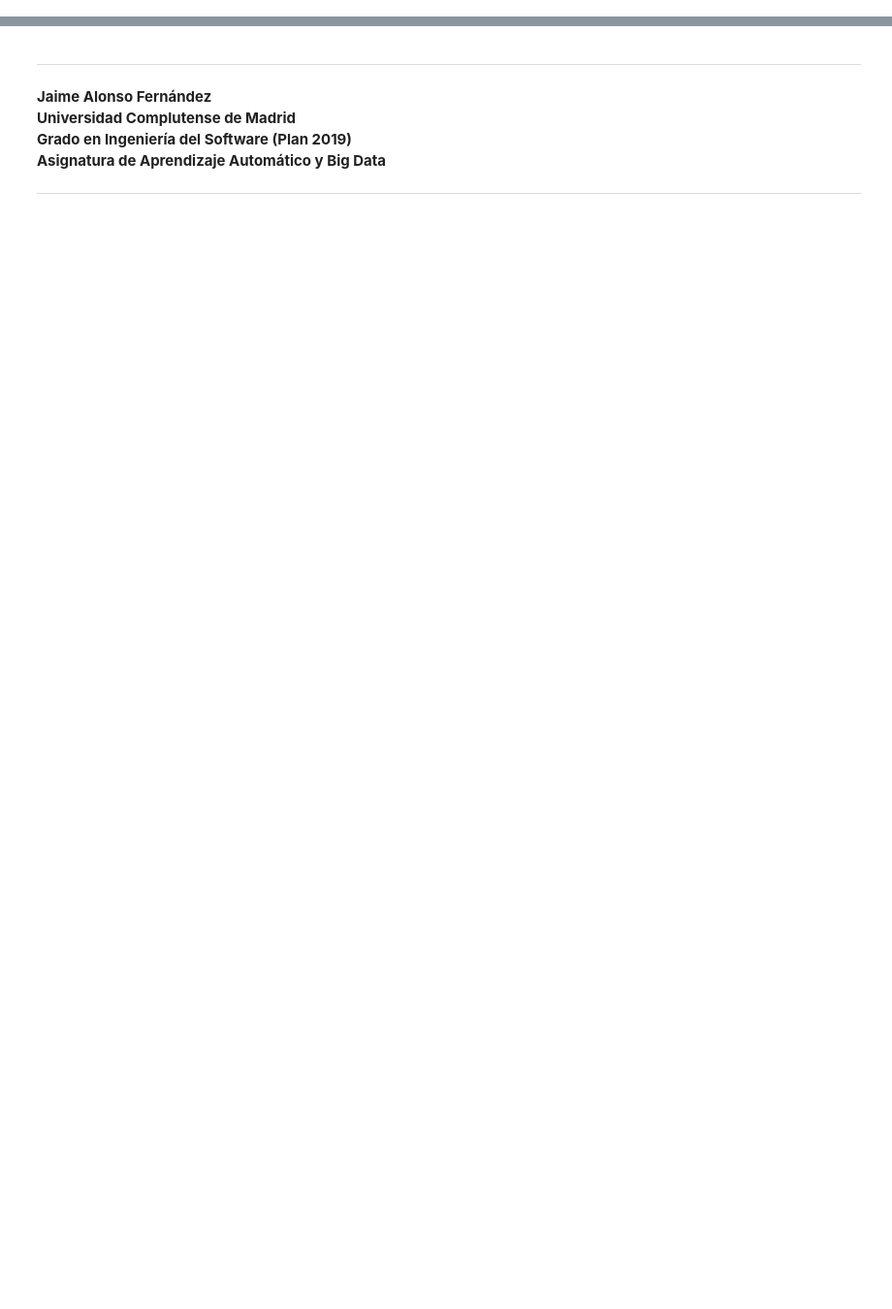
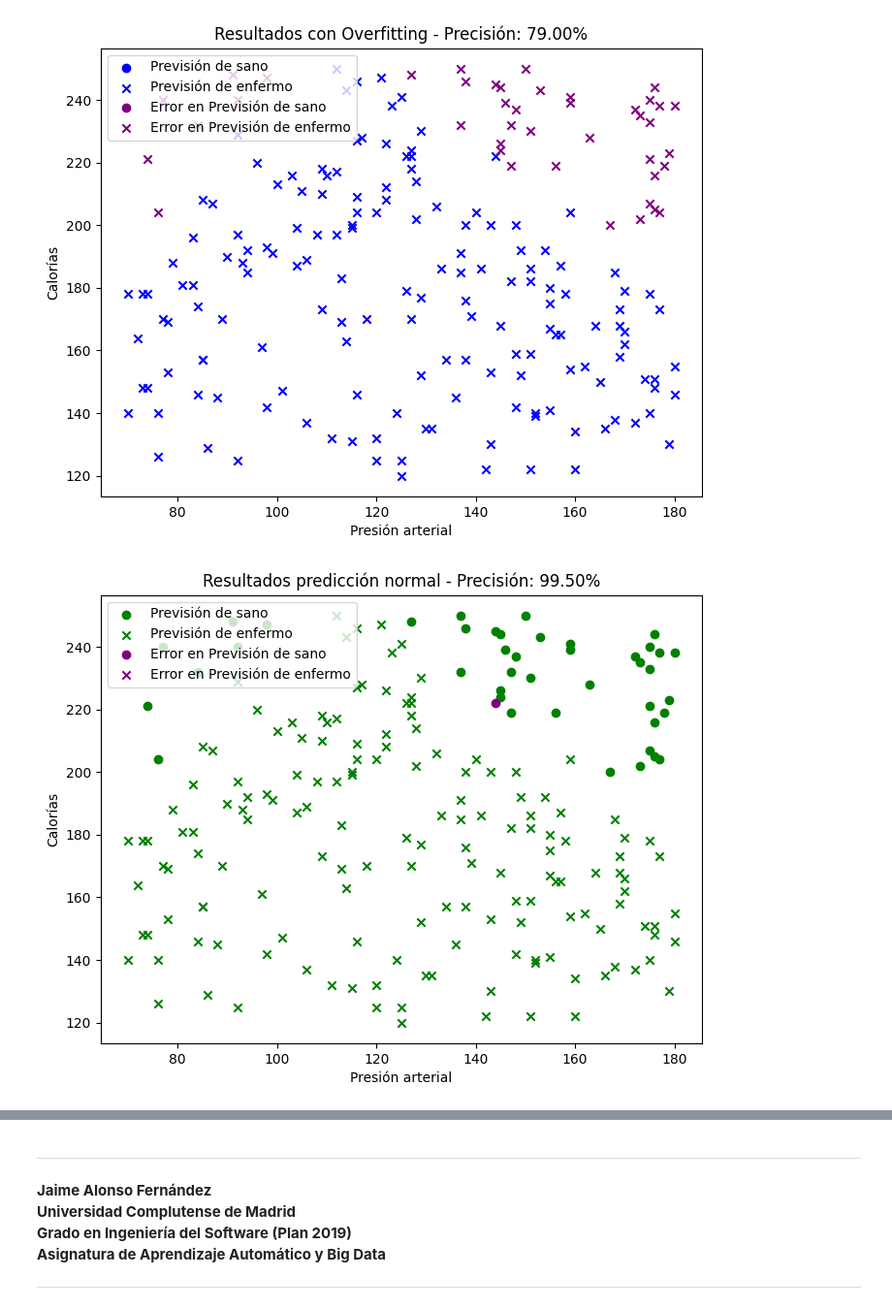
Before and after one commit to megastacks13/MachineLearning, a Jupyter notebook: P3 - Neural Networks/Practica3_a.ipynb, the cells around one changed output, grey strips where cells are left out. Shown at 97% size. Saved outputs shown, nothing was run; the diff lists cells and outputs as text; code cells hidden in the pictures; blank space fills up the shorter version.

```diff
--- a/P3 - Neural Networks/Practica3_a.ipynb
+++ b/P3 - Neural Networks/Practica3_a.ipynb
@@ -73,0 +147,10 @@ sample_people = get_dataset(1000)
+# %%
+# Para una muestra de 800 elementos, estableceré varias hidden_layers de un tamaño acorde
+mlp2 = MLPClassifier(solver = 'lbfgs', alpha=1e-5, hidden_layer_sizes=(150, 100, 60, 50), random_state=1)
+
+# Procedemos a entrenar el modelo, le pasamos en el parámetro 1 las filas de datos, y en el 2 sus resultados booleanos
+mlp2.fit(X, y)
+# Probamos a predecir comparando con los resultados
+prediction_2 = mlp2.predict(X_test)
+
+prediction_2
@@ -73,0 +184,10 @@ sample_people = get_dataset(1000)
+# %%
+# Para una muestra de 800 elementos, estableceré varias hidden_layers de un tamaño acorde
+mlp3 = MLPClassifier(solver = 'lbfgs', alpha=1e-5, hidden_layer_sizes=(1), random_state=1)
+
+# Procedemos a entrenar el modelo, le pasamos en el parámetro 1 las filas de datos, y en el 2 sus resultados booleanos
+mlp3.fit(X, y)
+# Probamos a predecir comparando con los resultados
+prediction_3 = mlp3.predict(X_test)
+
+prediction_3
@@ -73,0 +213,59 @@ sample_people = get_dataset(1000)
+# %%
+# Función para graficar con los estilos adecuados
+def plot_predictions(predictions, color, label_x, label_o, title, time=None):
+    x = test_people[:, 0]
+    y = test_people[:, 1]
+
+    plt.figure(figsize=(8, 6))
+
+    predictions = predictions
+    true_labels = test_people[:, -1]
+
+    # Verificar dimensiones
+    if predictions.shape[0] != x.shape[0]:
+        raise ValueError("Las predicciones deben tener la misma longitud que x e y.")
+
+    # Identificar aciertos y errores
+    correct = predictions == true_labels
+    incorrect = ~correct  # Invertir valores booleanos
+
+    # Filtrar los puntos correctos
+    x_o_correct, y_o_correct = x[(predictions == 1) & correct], y[(predictions == 1) & correct]
+    x_x_correct, y_x_correct = x[(predictions == 0) & correct], y[(predictions == 0) & correct]
+
+    # Filtrar los puntos incorrectos
+    x_o_wrong, y_o_wrong = x[(predictions == 1) & incorrect], y[(predictions == 1) & incorrect]
+    x_x_wrong, y_x_wrong = x[(predictions == 0) & incorrect], y[(predictions == 0) & incorrect]
+
+    # Graficar los puntos correctamente clasificados
+    plt.scatter(x_o_correct, y_o_correct, color=color, marker='o', label=label_o)
+    plt.scatter(x_x_correct, y_x_correct, color=color, marker='x', label=label_x)
+
+    # Graficar los puntos incorrectamente clasificados en púrpura
+    plt.scatter(x_o_wrong, y_o_wrong, color='purple', marker='o', label=f"Error en {label_o}")
+    plt.scatter(x_x_wrong, y_x_wrong, color='purple', marker='x', label=f"Error en {label_x}")
+
+    # Calcular precisión
+    accuracy = np.mean(correct) * 100
+
+    # Ajustar etiquetas
+    plt.xlabel("Presión arterial")
+    plt.ylabel("Calorías")
+    plt.legend()
+    if time is None:
+        plt.title(f"{title} - Precisión: {accuracy:.2f}%")
+    else:
+        plt.title(f"{title} - Precisión: {accuracy:.2f}% - Time: {time:.2f}ms")
+    plt.show()
+
+
+
+
+# Graficar cada predicción con su color correspondiente
+plot_predictions(prediction_1, 'blue', 'Previsión de enfermo', 'Previsión de sano', 'Resultados con Overfitting')
+plot_predictions(prediction_2, 'green', 'Previsión de enfermo', 'Previsión de sano', 'Resultados predicción normal')
+plot_predictions(prediction_3, 'red', 'Previsión de enfermo', 'Previsión de sano', 'Resultado Underfitting')
+plot_predictions(test_people[:, -1], 'orange', 'Datos de enfermo', 'Datos de sano', 'Datos reales de la muestra')
+# %% [output]
+[figure, added]
+[figure, added]
```
Also changed, not shown: parts of 22 cells of this notebook, 1 other file.
